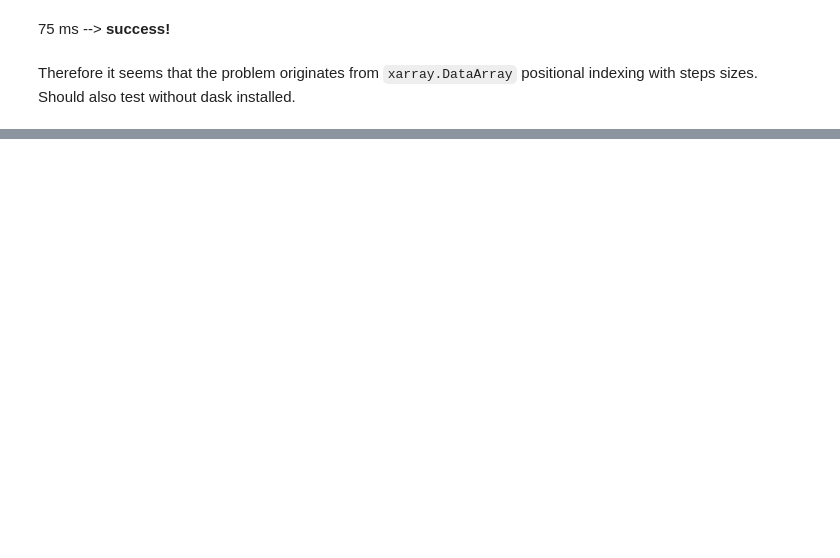
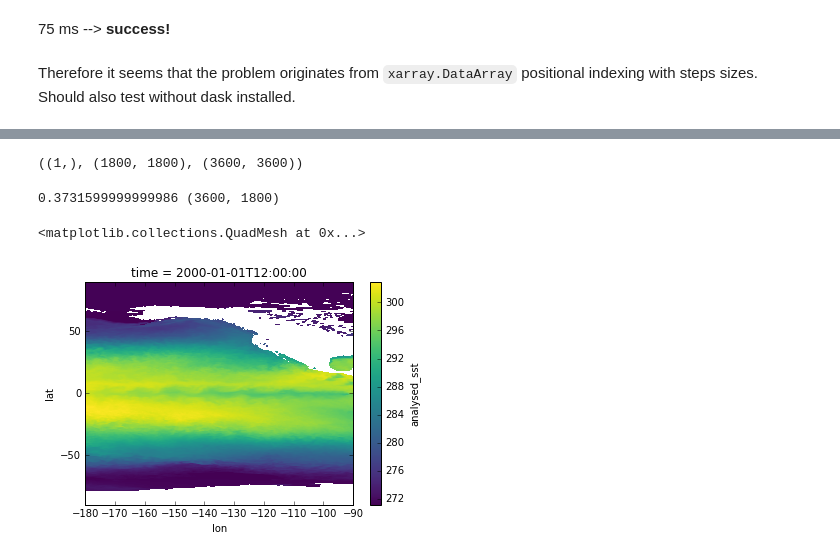
Before and after one commit to CCI-Tools/cate, a Jupyter notebook: notebooks/xarray-and-chunks.ipynb, the cells around one changed output, grey strips where cells are left out. Cells and saved outputs as stored; diff of their text form; code cells hidden in the pictures; blank space fills up the shorter version.

```diff
--- a/notebooks/xarray-and-chunks.ipynb
+++ b/notebooks/xarray-and-chunks.ipynb
@@ -132,0 +137,4 @@ Should also test without dask installed.
+# %%
+path = "/home/ccitbx/Desktop/sst/20000101120000-ESACCI-L4_GHRSST-SSTdepth-OSTIA-GLOB_LT-v02.0-fv01.1.nc"
+ds = open_xarray_dataset(path)
+analysed_sst = ds['analysed_sst']
@@ -132,0 +174,21 @@ Should also test without dask installed.
+# %%
+analysed_sst.chunks
+# %% [output]
+((1,), (1800, 1800), (3600, 3600))
+# %%
+chunksizes = (1,1800,3600)
+# %%
+x1 = y1 = 0
+x2 = chunksizes[-2]
+y2 = chunksizes[-1]
+# %%
+t0 = time.clock()
+chunk = analysed_sst[0, y1:y2, x1:x2]
+chunk.load()
+dt = time.clock() - t0
+print(dt, chunk.shape)
+chunk.plot()
+# %% [output]
+0.3731599999999986 (3600, 1800)
+<matplotlib.collections.QuadMesh at 0x...>
+[figure, added]
```
Also changed, not shown: parts of 24 cells of this notebook.
